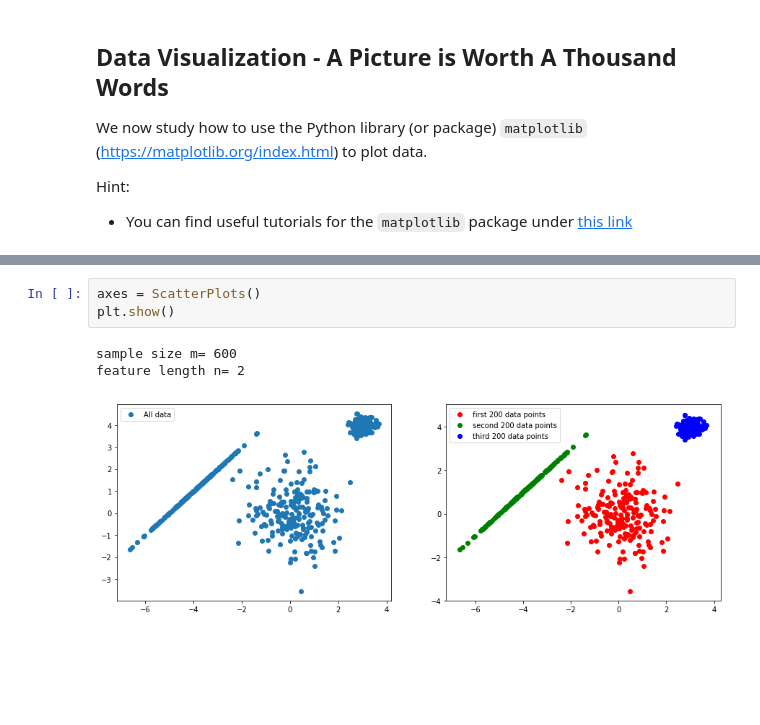
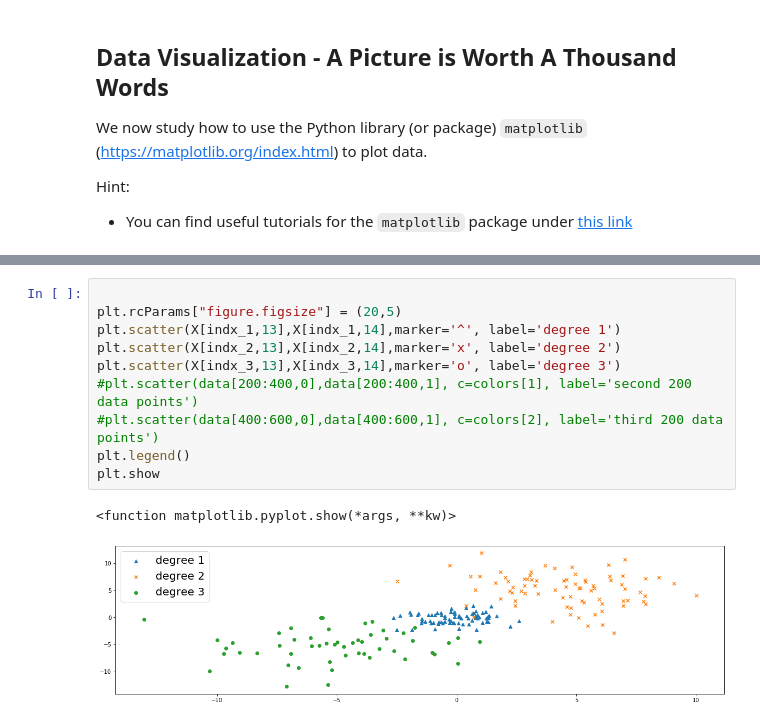
Before and after one commit to alexjungaalto/ActSocFin, a Jupyter notebook: Playground.ipynb, the cells around one changed output, grey strips where cells are left out. Drawn from its saved outputs; the diff is of its cells as text; blank space fills up the shorter version.

```diff
--- a/Playground.ipynb
+++ b/Playground.ipynb
@@ -257,7 +233,13 @@ def ScatterPlots():
-# %%
-axes = ScatterPlots()
-plt.show()
-# %% [output]
-sample size m= 600
-feature length n= 2
-[figure, removed]
+# %%
+
+plt.rcParams["figure.figsize"] = (20,5)
+plt.scatter(X[indx_1,13],X[indx_1,14],marker='^', label='degree 1')
+plt.scatter(X[indx_2,13],X[indx_2,14],marker='x', label='degree 2')
+plt.scatter(X[indx_3,13],X[indx_3,14],marker='o', label='degree 3')
+#plt.scatter(data[200:400,0],data[200:400,1], c=colors[1], label='second 200 data points')
+#plt.scatter(data[400:600,0],data[400:600,1], c=colors[2], label='third 200 data points')
+plt.legend()
+plt.show
+# %% [output]
+<function matplotlib.pyplot.show(*args, **kw)>
+[figure, added]
```
Also changed, not shown: parts of 5 cells of this notebook.
